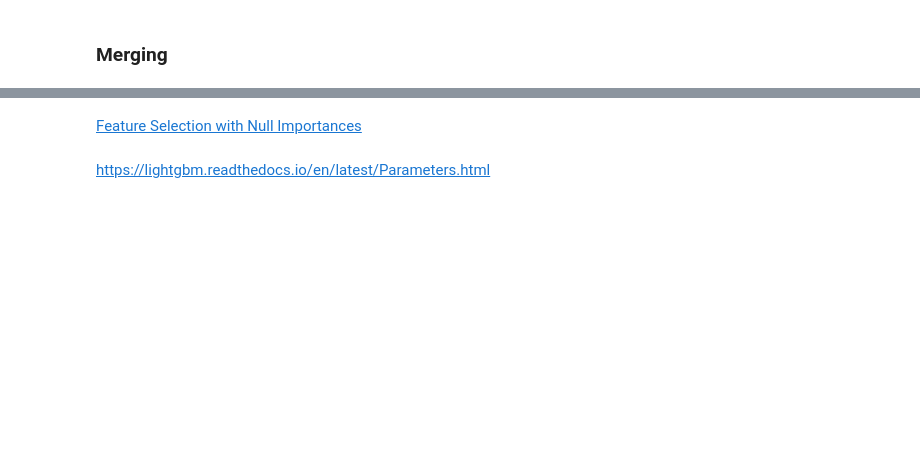
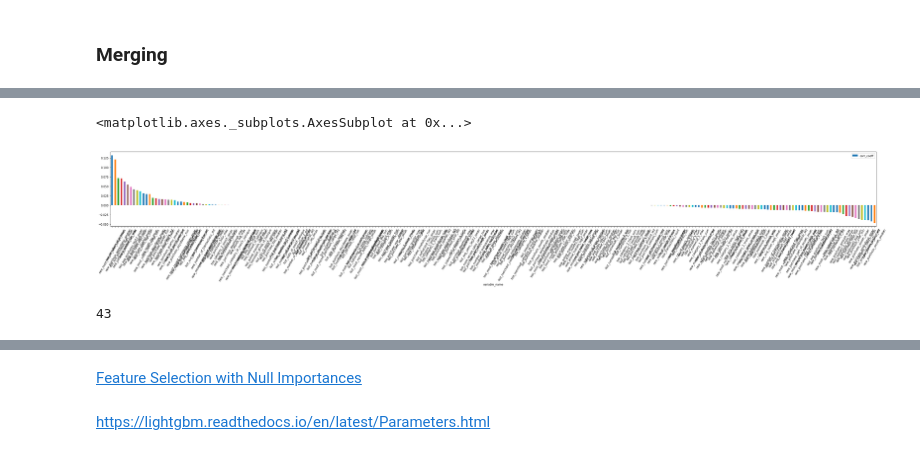
Before and after one commit to Zol-S/kaggle, a Jupyter notebook: Elo Merchant Category Recommendation/2.3_Feature_engineering.ipynb, the cells around one changed output, grey strips where cells are left out. Drawn from its saved outputs; the diff is of its cells as text; code cells hidden in the pictures; blank space fills up the shorter version.

```diff
--- a/Elo Merchant Category Recommendation/2.3_Feature_engineering.ipynb
+++ b/Elo Merchant Category Recommendation/2.3_Feature_engineering.ipynb
@@ -220,0 +347,14 @@ df_test[:3]
+# %%
+def cor_selector(X, y, limit=500):
+    cor_list = []
+    for i in X.columns.tolist():
+        cor = np.corrcoef(X[i], y)[0, 1]
+        cor_list.append(cor)
+
+    cor_list = [0 if np.isnan(i) else i for i in cor_list]
+    cor_feature = X.iloc[:,np.argsort(np.abs(cor_list))[-limit:]].columns.tolist()
+    cor_support = [True if i in cor_feature else False for i in X.columns.tolist()]
+    return cor_support, cor_feature, cor_list
+# %%
+cor_support, cor_feature, cor_value = cor_selector(X, y)
+print(str(len(cor_feature)), 'selected features')
@@ -220,0 +403,7 @@ df_test[:3]
+# %%
+df_c_supp = pd.DataFrame(data={
+    'variable_name': cor_feature,
+    'corr_coeff': cor_value
+})
+
+df_c_supp.sort_values('corr_coeff', axis=0, inplace=True, ascending=False)
@@ -220,0 +419,10 @@ df_test[:3]
+# %%
+df_c_supp.plot.bar(x='variable_name', y='corr_coeff', rot=60, figsize=(50, 5))
+# %% [output]
+<matplotlib.axes._subplots.AxesSubplot at 0x...>
+[figure, added]
+# %%
+cols_2_use = df_c_supp[df_c_supp['corr_coeff'] > 0]['variable_name']
+len(df_c_supp[df_c_supp['corr_coeff'] > 0])
+# %% [output]
+43
```
Also changed, not shown: parts of 68 cells of this notebook, 1 other file.
